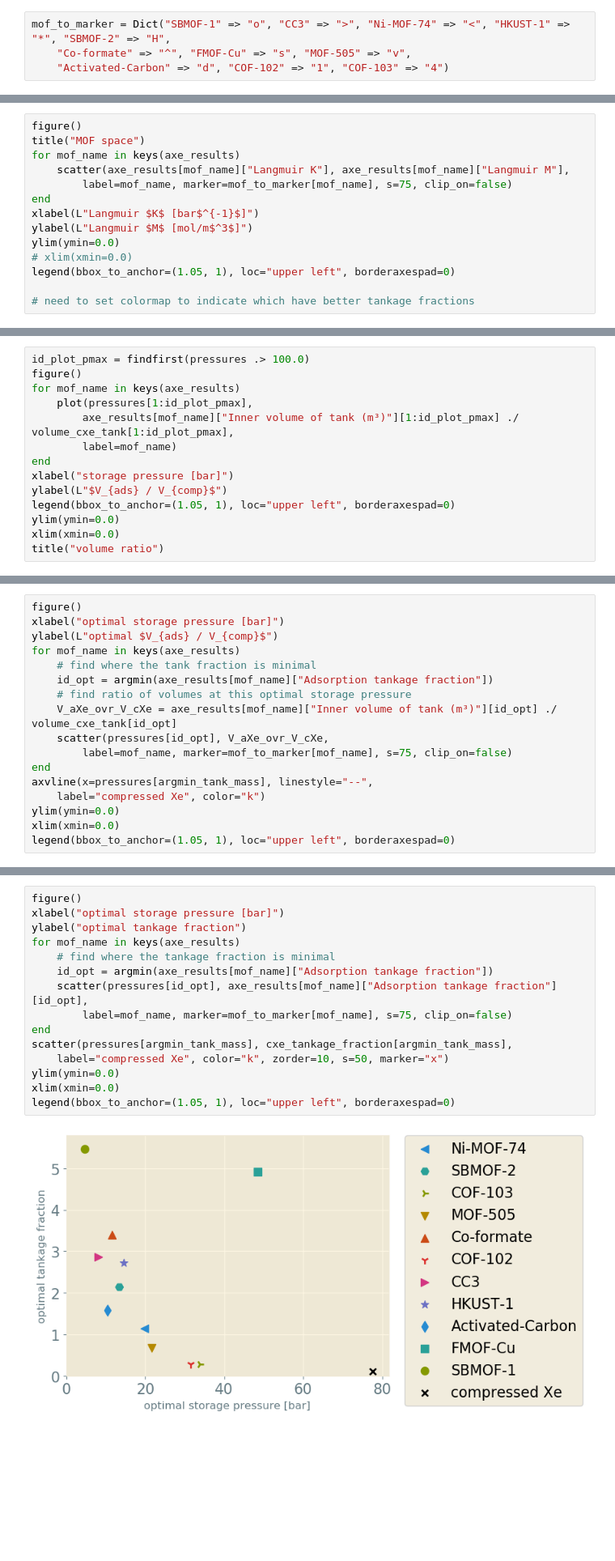
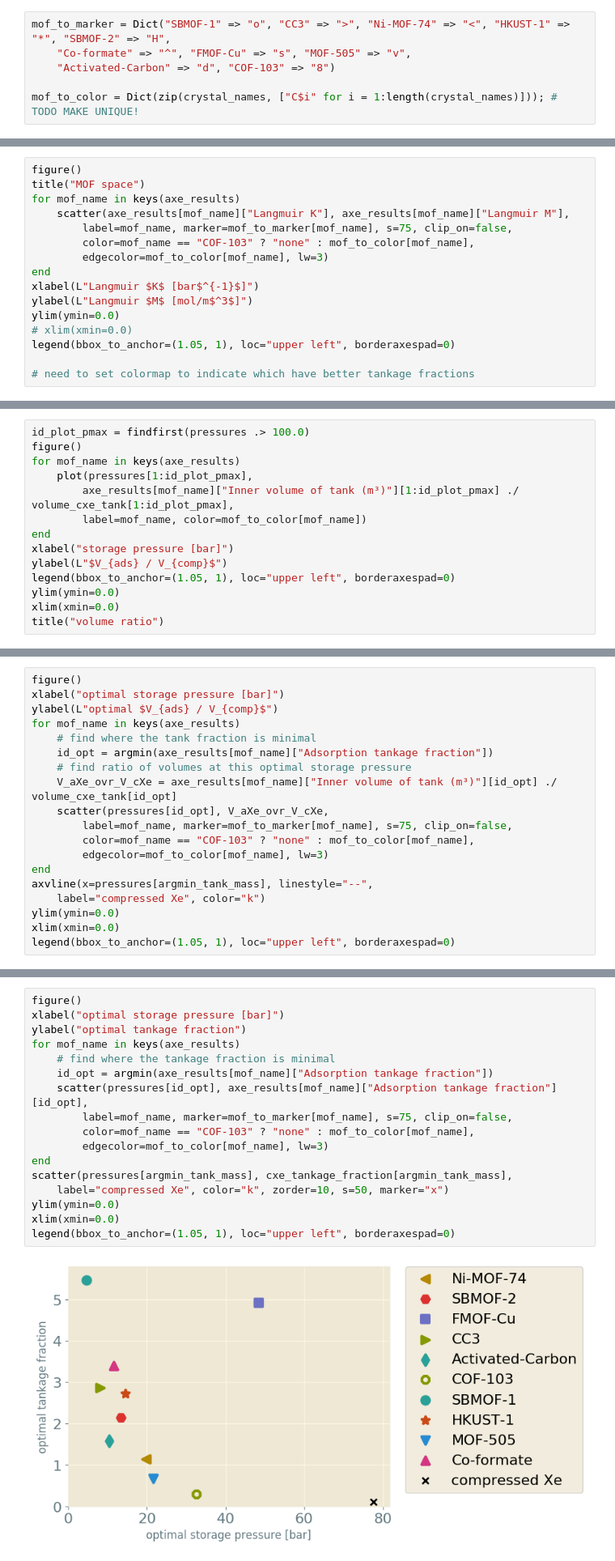
Before and after one commit to SimonEnsemble/PropellantStorage, a Jupyter notebook: Xe_Propellant_Storage.ipynb, the cells around one changed output, grey strips where cells are left out. Shown at 81% size. Cells and saved outputs as stored; diff of their text form; blank space fills up the shorter version.

```diff
--- a/Xe_Propellant_Storage.ipynb
+++ b/Xe_Propellant_Storage.ipynb
@@ -277,4 +277,6 @@ to aid our visualizations, map mofs to markers. marker options can be found [her
 # %%
 mof_to_marker = Dict("SBMOF-1" => "o", "CC3" => ">", "Ni-MOF-74" => "<", "HKUST-1" => "*", "SBMOF-2" => "H",
     "Co-formate" => "^", "FMOF-Cu" => "s", "MOF-505" => "v",
-    "Activated-Carbon" => "d", "COF-102" => "1", "COF-103" => "4")
+    "Activated-Carbon" => "d", "COF-103" => "8")
+
+mof_to_color = Dict(zip(crystal_names, ["C$i" for i = 1:length(crystal_names)])); # TODO MAKE UNIQUE!
@@ -695,7 +692,9 @@ figure()
 title("MOF space")
 for mof_name in keys(axe_results)
     scatter(axe_results[mof_name]["Langmuir K"], axe_results[mof_name]["Langmuir M"],
-        label=mof_name, marker=mof_to_marker[mof_name], s=75, clip_on=false)
+        label=mof_name, marker=mof_to_marker[mof_name], s=75, clip_on=false,
+        color=mof_name == "COF-103" ? "none" : mof_to_color[mof_name],
+        edgecolor=mof_to_color[mof_name], lw=3)
 end
 xlabel(L"Langmuir $K$ [bar$^{-1}$]")
 ylabel(L"Langmuir $M$ [mol/m$^3$]")
@@ -715,7 +714,7 @@ figure()
 for mof_name in keys(axe_results)
     plot(pressures[1:id_plot_pmax],
         axe_results[mof_name]["Inner volume of tank (m³)"][1:id_plot_pmax] ./ volume_cxe_tank[1:id_plot_pmax],
-        label=mof_name)
+        label=mof_name, color=mof_to_color[mof_name])
 end
 xlabel("storage pressure [bar]")
 ylabel(L"$V_{ads} / V_{comp}$")
@@ -736,7 +735,9 @@ for mof_name in keys(axe_results)
     # find ratio of volumes at this optimal storage pressure
     V_aXe_ovr_V_cXe = axe_results[mof_name]["Inner volume of tank (m³)"][id_opt] ./ volume_cxe_tank[id_opt]
     scatter(pressures[id_opt], V_aXe_ovr_V_cXe,
-        label=mof_name, marker=mof_to_marker[mof_name], s=75, clip_on=false)
+        label=mof_name, marker=mof_to_marker[mof_name], s=75, clip_on=false,
+        color=mof_name == "COF-103" ? "none" : mof_to_color[mof_name],
+        edgecolor=mof_to_color[mof_name], lw=3)
 end
 axvline(x=pressures[argmin_tank_mass], linestyle="--",
     label="compressed Xe", color="k")
@@ -751,20 +752,22 @@ PyObject <matplotlib.legend.Legend object at 0x...>
 # %%
 figure()
 xlabel("optimal storage pressure [bar]")
 ylabel("optimal tankage fraction")
 for mof_name in keys(axe_results)
     # find where the tankage fraction is minimal
     id_opt = argmin(axe_results[mof_name]["Adsorption tankage fraction"])
     scatter(pressures[id_opt], axe_results[mof_name]["Adsorption tankage fraction"][id_opt],
-        label=mof_name, marker=mof_to_marker[mof_name], s=75, clip_on=false)
+        label=mof_name, marker=mof_to_marker[mof_name], s=75, clip_on=false,
+        color=mof_name == "COF-103" ? "none" : mof_to_color[mof_name],
+        edgecolor=mof_to_color[mof_name], lw=3)
 end
 scatter(pressures[argmin_tank_mass], cxe_tankage_fraction[argmin_tank_mass],
     label="compressed Xe", color="k", zorder=10, s=50, marker="x")
 ylim(ymin=0.0)
 xlim(xmin=0.0)
 legend(bbox_to_anchor=(1.05, 1), loc="upper left", borderaxespad=0)
 # %% [output]
-[figure, old version]
+[figure, new version]
 PyObject <matplotlib.legend.Legend object at 0x...>
 # %% [markdown]
 ## crystal density of adsorbant material affects tankage fraction
```
Also changed, not shown: parts of 20 cells of this notebook, 3 other files.
